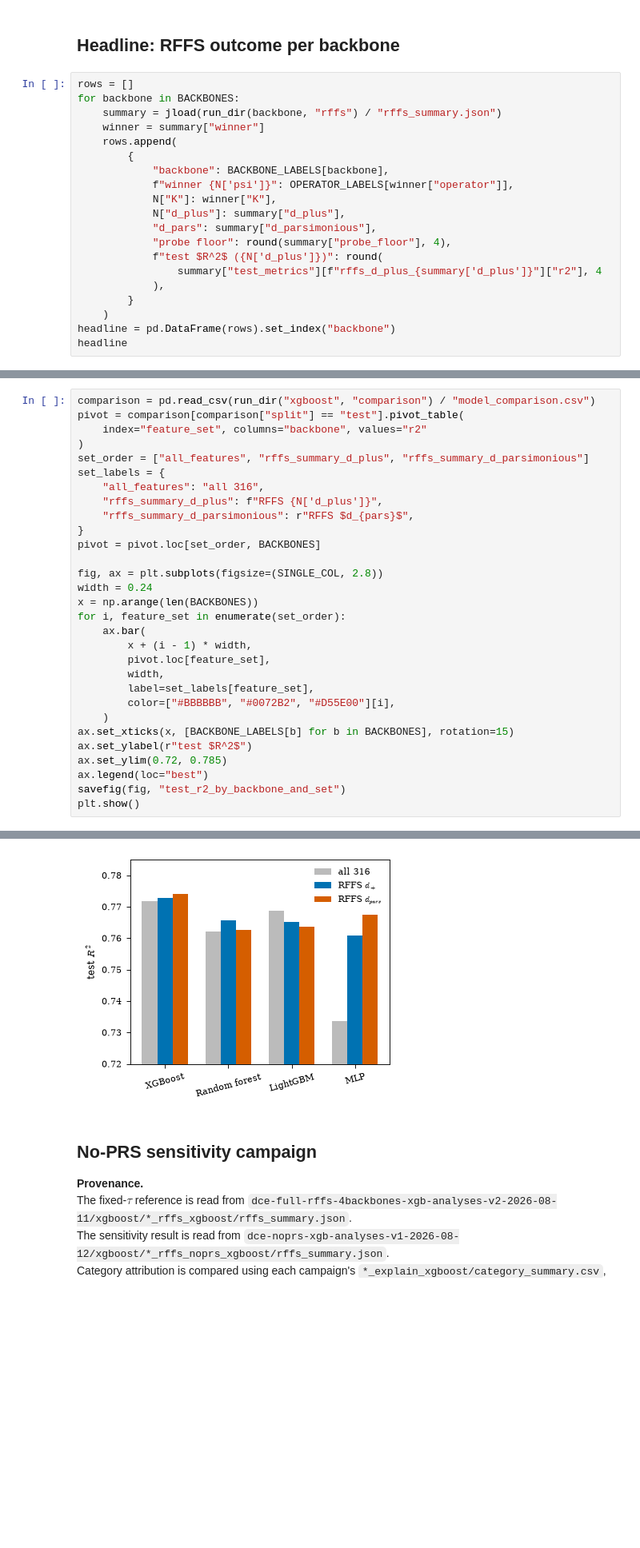
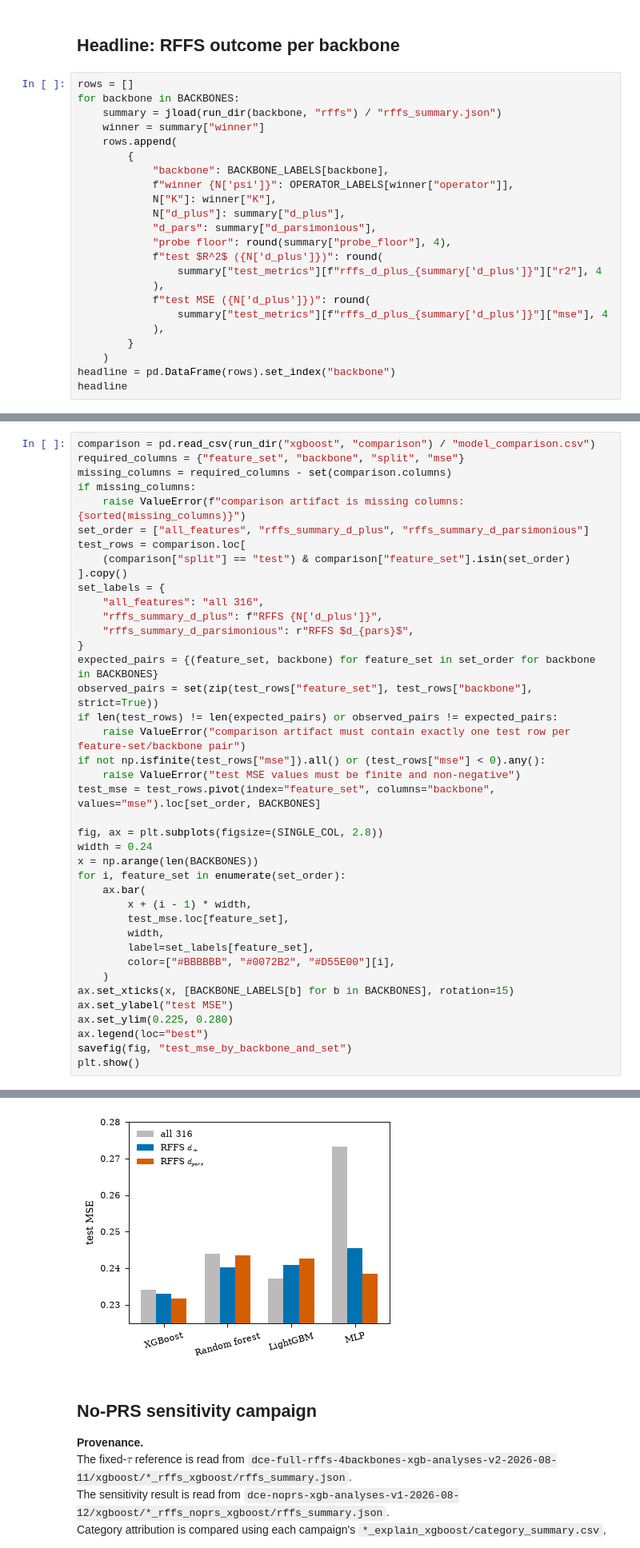
Before and after one commit to LouisTier/xopa, a Jupyter notebook: notebooks/00_overview.ipynb, the cells around one changed output, grey strips where cells are left out. Shown at 80% size. Drawn from its saved outputs; the diff is of its cells as text; blank space fills up the shorter version.

```diff
--- a/notebooks/00_overview.ipynb
+++ b/notebooks/00_overview.ipynb
@@ -66,6 +66,9 @@ for backbone in BACKBONES:
             f"test $R^2$ ({N['d_plus']})": round(
                 summary["test_metrics"][f"rffs_d_plus_{summary['d_plus']}"]["r2"], 4
             ),
+            f"test MSE ({N['d_plus']})": round(
+                summary["test_metrics"][f"rffs_d_plus_{summary['d_plus']}"]["mse"], 4
+            ),
         }
     )
 headline = pd.DataFrame(rows).set_index("backbone")
@@ -82,15 +85,25 @@ headline
 # %%
 comparison = pd.read_csv(run_dir("xgboost", "comparison") / "model_comparison.csv")
-pivot = comparison[comparison["split"] == "test"].pivot_table(
-    index="feature_set", columns="backbone", values="r2"
-)
+required_columns = {"feature_set", "backbone", "split", "mse"}
+missing_columns = required_columns - set(comparison.columns)
+if missing_columns:
+    raise ValueError(f"comparison artifact is missing columns: {sorted(missing_columns)}")
 set_order = ["all_features", "rffs_summary_d_plus", "rffs_summary_d_parsimonious"]
+test_rows = comparison.loc[
+    (comparison["split"] == "test") & comparison["feature_set"].isin(set_order)
+].copy()
 set_labels = {
     "all_features": "all 316",
     "rffs_summary_d_plus": f"RFFS {N['d_plus']}",
     "rffs_summary_d_parsimonious": r"RFFS $d_{pars}$",
 }
-pivot = pivot.loc[set_order, BACKBONES]
+expected_pairs = {(feature_set, backbone) for feature_set in set_order for backbone in BACKBONES}
+observed_pairs = set(zip(test_rows["feature_set"], test_rows["backbone"], strict=True))
+if len(test_rows) != len(expected_pairs) or observed_pairs != expected_pairs:
+    raise ValueError("comparison artifact must contain exactly one test row per feature-set/backbone pair")
+if not np.isfinite(test_rows["mse"]).all() or (test_rows["mse"] < 0).any():
+    raise ValueError("test MSE values must be finite and non-negative")
+test_mse = test_rows.pivot(index="feature_set", columns="backbone", values="mse").loc[set_order, BACKBONES]
 
 fig, ax = plt.subplots(figsize=(SINGLE_COL, 2.8))
 width = 0.24
@@ -98,15 +111,15 @@ x = np.arange(len(BACKBONES))
 for i, feature_set in enumerate(set_order):
     ax.bar(
         x + (i - 1) * width,
-        pivot.loc[feature_set],
+        test_mse.loc[feature_set],
         width,
         label=set_labels[feature_set],
         color=["#BBBBBB", "#0072B2", "#D55E00"][i],
     )
 ax.set_xticks(x, [BACKBONE_LABELS[b] for b in BACKBONES], rotation=15)
-ax.set_ylabel(r"test $R^2$")
-ax.set_ylim(0.72, 0.785)
+ax.set_ylabel("test MSE")
+ax.set_ylim(0.225, 0.280)
 ax.legend(loc="best")
-savefig(fig, "test_r2_by_backbone_and_set")
+savefig(fig, "test_mse_by_backbone_and_set")
 plt.show()
 # %% [output]
@@ -114,4 +127,4 @@ saved: /Users/berthier/Development/PhD/xopa/results/notebook-figures/00_overview
-[figure, old version]
+[figure, new version]
 # %% [markdown]
 ## No-PRS sensitivity campaign
 
```
Also changed, not shown: parts of 3 cells of this notebook, 3 other files.
